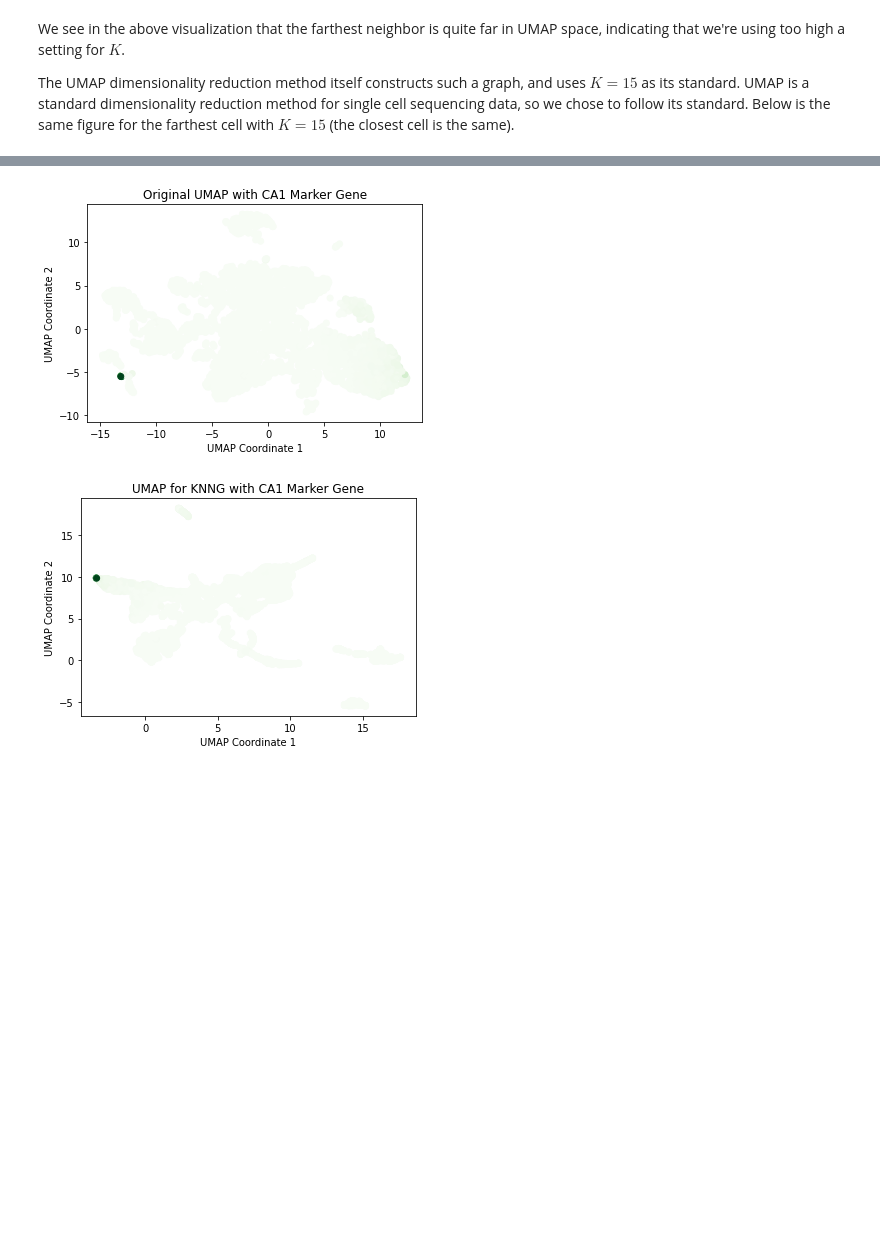
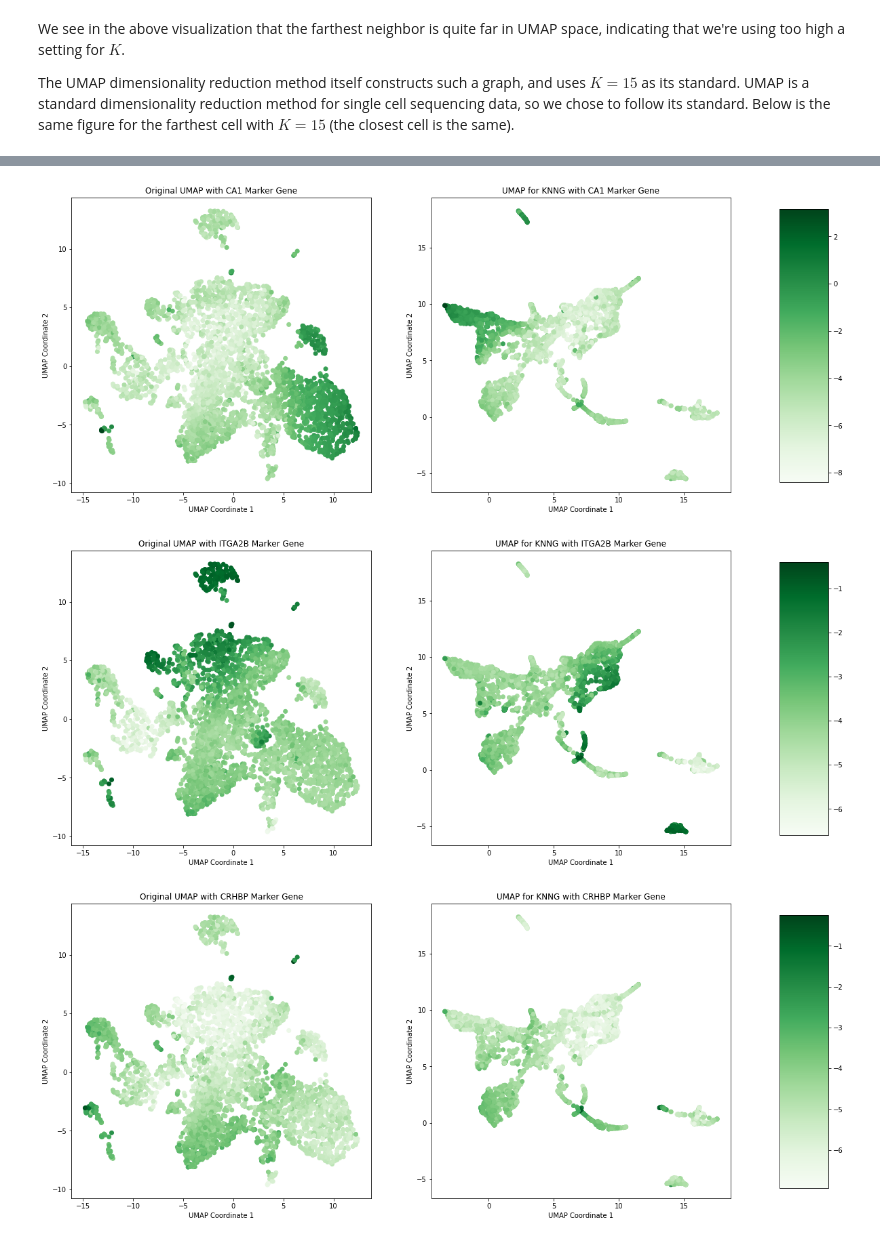
Before and after one commit to kushagrasharma/hormozlab, a Jupyter notebook: Selecting K for KNNG.ipynb, the cells around one changed output, grey strips where cells are left out. Saved outputs shown, nothing was run; the diff lists cells and outputs as text; code cells hidden in the pictures; blank space fills up the shorter version.

```diff
--- a/Selecting K for KNNG.ipynb
+++ b/Selecting K for KNNG.ipynb
@@ -41,24 +41,32 @@ Below are the marker genes we chose to plot, by cell type.
 # %%
 custom_umap = np.load(DATA_DIR + "umapWithCustomGraph.npy")
 gene_indexes = [4512, 8127, 2782]
+gene_labels = ['CA1', 'ITGA2B', 'CRHBP']
 # %%
-i = 0
+for i in range(len(gene_indexes)):
 
-gene_data = train_full[:, gene_indexes[i]]
+    gene_data = np.log(train_full[:, gene_indexes[i]])
+    gene_label = gene_labels[i]
 
-plt.scatter(train_umap[:,0], train_umap[:,1], c=gene_data, cmap='Greens')
-plt.title('Original UMAP with CA1 Marker Gene')
-plt.xlabel('UMAP Coordinate 1')
-plt.ylabel('UMAP Coordinate 2')
+    fig, (ax1, ax2) = plt.subplots(1,2, figsize=(20,8))
+    ax1.scatter(train_umap[:,0], train_umap[:,1], c=gene_data, cmap='Greens')
+    ax1.set_title('Original UMAP with {} Marker Gene'.format(gene_label))
+    ax1.set_xlabel('UMAP Coordinate 1')
+    ax1.set_ylabel('UMAP Coordinate 2')
 
-plt.show()
+    im = ax2.scatter(custom_umap[:,0], custom_umap[:,1], c=gene_data, cmap='Greens')
+    ax2.set_title('UMAP for KNNG with {} Marker Gene'.format(gene_label))
+    ax2.set_xlabel('UMAP Coordinate 1')
+    ax2.set_ylabel('UMAP Coordinate 2')
 
-plt.scatter(custom_umap[:,0], custom_umap[:,1], c=gene_data, cmap='Greens')
-plt.title('UMAP for KNNG with CA1 Marker Gene')
-plt.xlabel('UMAP Coordinate 1')
-plt.ylabel('UMAP Coordinate 2')
+    fig.subplots_adjust(right=0.8)
 
-plt.show()
+    fig.subplots_adjust(right=0.8)
+    cbar_ax = fig.add_axes([0.85, 0.15, 0.05, 0.7])
+    fig.colorbar(im, cax=cbar_ax)
+
+    plt.show()
 # %% [output]
-[figure, old version]
+[figure, new version]
-[figure, old version]
+[figure, new version]
+[figure, added]
```
Also changed, not shown: parts of 4 cells of this notebook, 13 other files.
